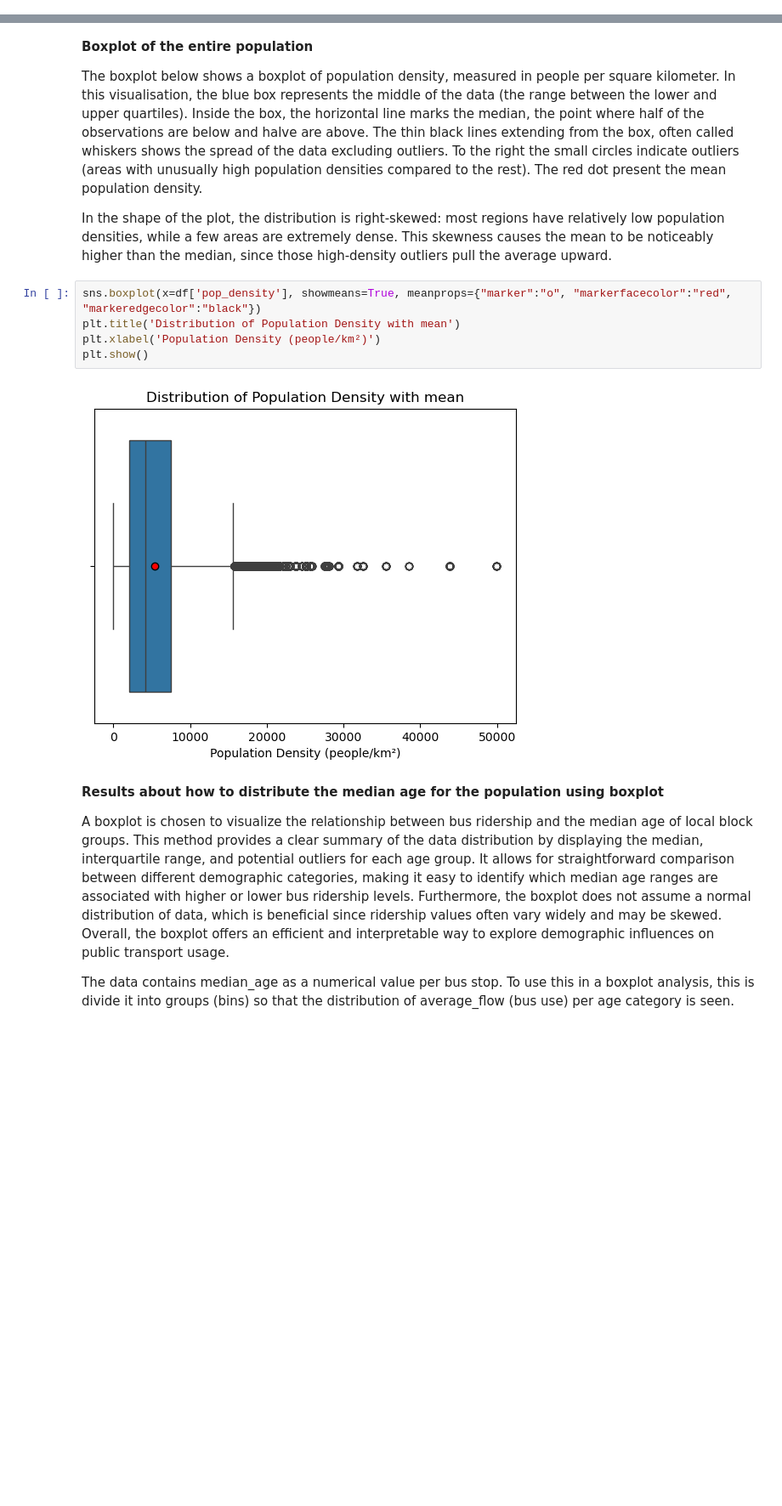
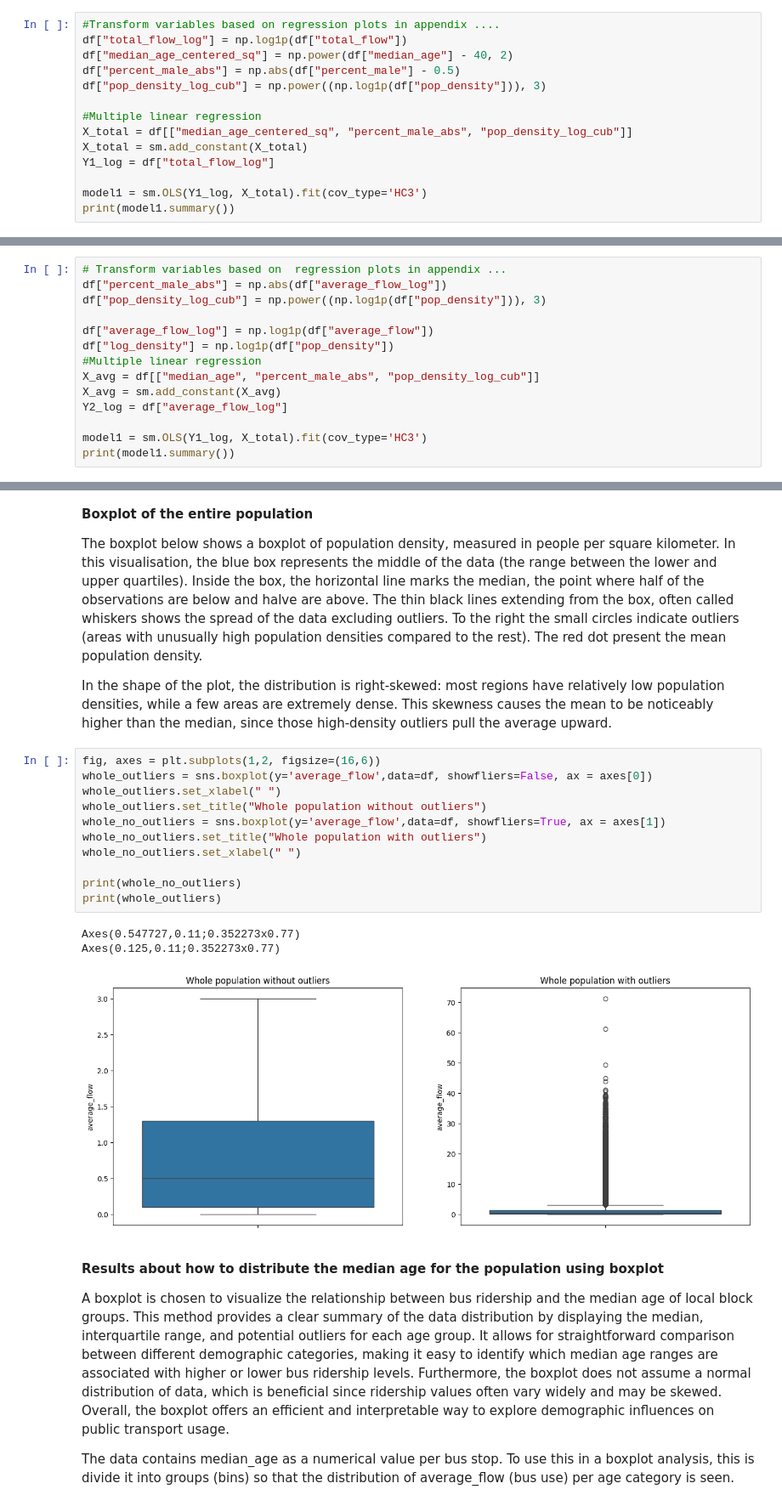
Before and after one commit to Mulhamomar/TIL6022_group10, a Jupyter notebook: TIL-6022 Bus Ridership.ipynb, the cells around one changed output, grey strips where cells are left out. Shown at 85% size. Saved outputs shown, nothing was run; the diff lists cells and outputs as text; blank space fills up the shorter version.

```diff
--- a/TIL-6022 Bus Ridership.ipynb
+++ b/TIL-6022 Bus Ridership.ipynb
@@ -406,0 +246,14 @@ strong multicollinearity or other numerical problems.
+# %%
+#Transform variables based on regression plots in appendix ....
+df["total_flow_log"] = np.log1p(df["total_flow"])
+df["median_age_centered_sq"] = np.power(df["median_age"] - 40, 2)
+df["percent_male_abs"] = np.abs(df["percent_male"] - 0.5)
+df["pop_density_log_cub"] = np.power((np.log1p(df["pop_density"])), 3)
+
+#Multiple linear regression
+X_total = df[["median_age_centered_sq", "percent_male_abs", "pop_density_log_cub"]]
+X_total = sm.add_constant(X_total)
+Y1_log = df["total_flow_log"]
+
+model1 = sm.OLS(Y1_log, X_total).fit(cov_type='HC3')
+print(model1.summary())
@@ -406,0 +290,14 @@ strong multicollinearity or other numerical problems.
+# %%
+# Transform variables based on  regression plots in appendix ...
+df["percent_male_abs"] = np.abs(df["average_flow_log"])
+df["pop_density_log_cub"] = np.power((np.log1p(df["pop_density"])), 3)
+
+df["average_flow_log"] = np.log1p(df["average_flow"])
+df["log_density"] = np.log1p(df["pop_density"])
+#Multiple linear regression
+X_avg = df[["median_age", "percent_male_abs", "pop_density_log_cub"]]
+X_avg = sm.add_constant(X_avg)
+Y2_log = df["average_flow_log"]
+
+model1 = sm.OLS(Y1_log, X_total).fit(cov_type='HC3')
+print(model1.summary())
@@ -411,13 +332,21 @@ The boxplot below shows a boxplot of population density, measured in people per
 In this visualisation, the blue box represents the middle of the data (the range between the lower and upper quartiles). Inside the box, the horizontal line marks the median, the point where half of the observations are below and halve are above. The thin black lines extending from the box, often called whiskers shows the spread of the data excluding outliers. To the right the small circles indicate outliers (areas with unusually high population densities compared to the rest). The red dot present the mean population density.
 
 In the shape of the plot, the distribution is right-skewed: most regions have relatively low population densities, while a few areas are extremely dense. This skewness causes the mean to be noticeably higher than the median, since those high-density outliers pull the average upward.
-# %%
-sns.boxplot(x=df['pop_density'], showmeans=True, meanprops={"marker":"o", "markerfacecolor":"red", "markeredgecolor":"black"})
-plt.title('Distribution of Population Density with mean')
-plt.xlabel('Population Density (people/km²)')
-plt.show()
-# %% [output]
-[figure, removed]
+# %%
+fig, axes = plt.subplots(1,2, figsize=(16,6))
+whole_outliers = sns.boxplot(y='average_flow',data=df, showfliers=False, ax = axes[0])
+whole_outliers.set_xlabel(" ")
+whole_outliers.set_title("Whole population without outliers")
+whole_no_outliers = sns.boxplot(y='average_flow',data=df, showfliers=True, ax = axes[1])
+whole_no_outliers.set_title("Whole population with outliers")
+whole_no_outliers.set_xlabel(" ")
+
+print(whole_no_outliers)
+print(whole_outliers)
+# %% [output]
+Axes(0.547727,0.11;0.352273x0.77)
+Axes(0.125,0.11;0.352273x0.77)
+[figure, added]
 # %% [markdown]
 **Results about how to distribute the median age for the population using boxplot**
 
```
Also changed, not shown: parts of 22 cells of this notebook.
